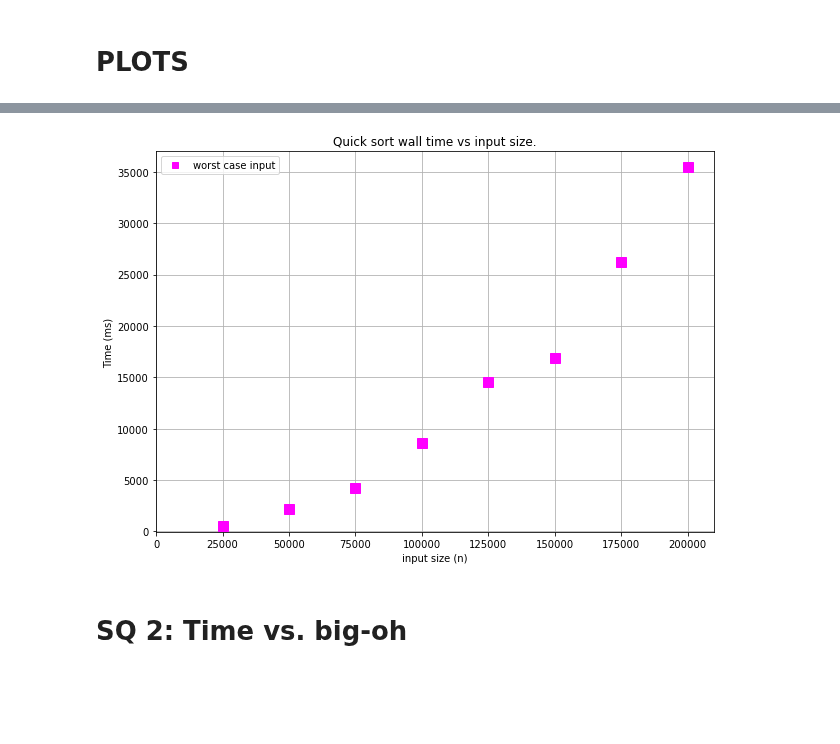
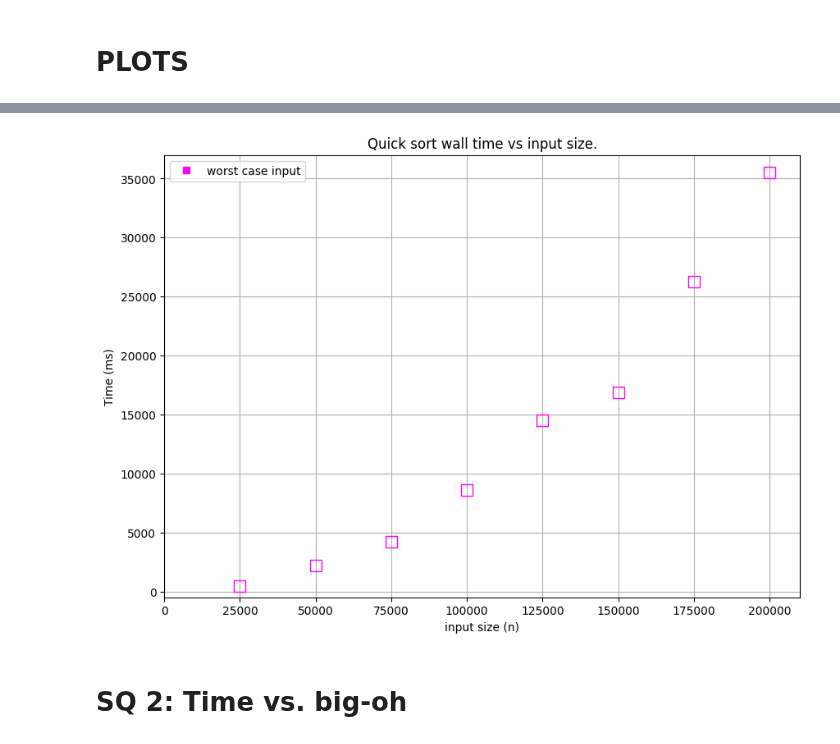
Before and after one commit to hrallil/RAPL_measurements, a Jupyter notebook: Java/FinalResults/SummerAnalysis/QuickMajaTestSlow.ipynb, the cells around one changed output, grey strips where cells are left out. Saved outputs shown, nothing was run; the diff lists cells and outputs as text; code cells hidden in the pictures; blank space fills up the shorter version.

```diff
--- a/Java/FinalResults/SummerAnalysis/QuickMajaTestSlow.ipynb
+++ b/Java/FinalResults/SummerAnalysis/QuickMajaTestSlow.ipynb
@@ -196,7 +196,7 @@ def polyReg(SeriesX, SeriesY,dg, Label, color, plotLabel = True, regLine=True, p
     #print(f"Parameters of poly: {poly_reg.get_params()}") #does not give what we are looking for
 
     if plotGraph:
-        plt.plot(X, y,dots, color=color,markersize=10)
+        plt.plot(X, y,dots, color=color,markersize=10, markerfacecolor = "none")
         if regLine:
             plt.plot(X, y_poly, color=color, linewidth=2)
         #plt.legend(loc='upper left')
@@ -253,32 +253,32 @@ dfQuickSlowMean.head()
 # %%
 plt.figure(figsize=(10,7))
 color = "red"
 # plt.plot(0,-111110,"v", color="darkorange",label="random1 - random10")
 # plt.plot(0,-1111100,"d", color="green",label="best case input")
 plt.plot(0,-1111100,"s", color="fuchsia",label="worst case input")
 
 Rs = []
 
 # for i in range(1,11):
 #     Rs.append(polyReg(dfQuickMean16[dfQuickMean16["Input case"] == f"random{i}"]["Size"], dfQuickMean16[dfQuickMean16["Input case"] == f"random{i}"]["Time - readCSV"],1, f"random{i} case input", "darkorange",dots="v", regLine=False))
 # for i in range(len(Rs)):
 #     print(f"random{i} R2", Rs[i][1], " \n")
 
 worst = polyReg(dfQuickSlowMean[dfQuickSlowMean["Input case"] == "worst"]["Size"], dfQuickSlowMean[dfQuickSlowMean["Input case"] == "worst"]["Time - readCSV"],1, "Merge time for worst case input", "fuchsia",dots="s", regLine=False)
 
 #best = polyReg(dfQuickMean16[dfQuickMean16["Input case"] == "best"]["Size"], dfQuickMean16[dfQuickMean16["Input case"] == "best"]["Time - readCSV"],1, "Merge time for best case input", "green",dots="d", regLine=False)
 #print(f"worst R2 ", worst[1], "\n")
 # print(f"best R2 ", best[1], "\n")
 plt.title("Quick sort wall time vs input size.")
 plt.xlabel("input size (n)")
 plt.ylabel("Time (ms)")
 plt.grid()
 plt.legend()
 plt.xlim(-10,210000)
-plt.ylim(-50,37000)
+plt.ylim(-500,37000)
 plt.show()
 # %% [output]
-[figure, old version]
+[figure, new version]
 # %% [markdown]
 # SQ 2: Time vs. big-oh
 # %%
```
Also changed, not shown: parts of 4 cells of this notebook.
